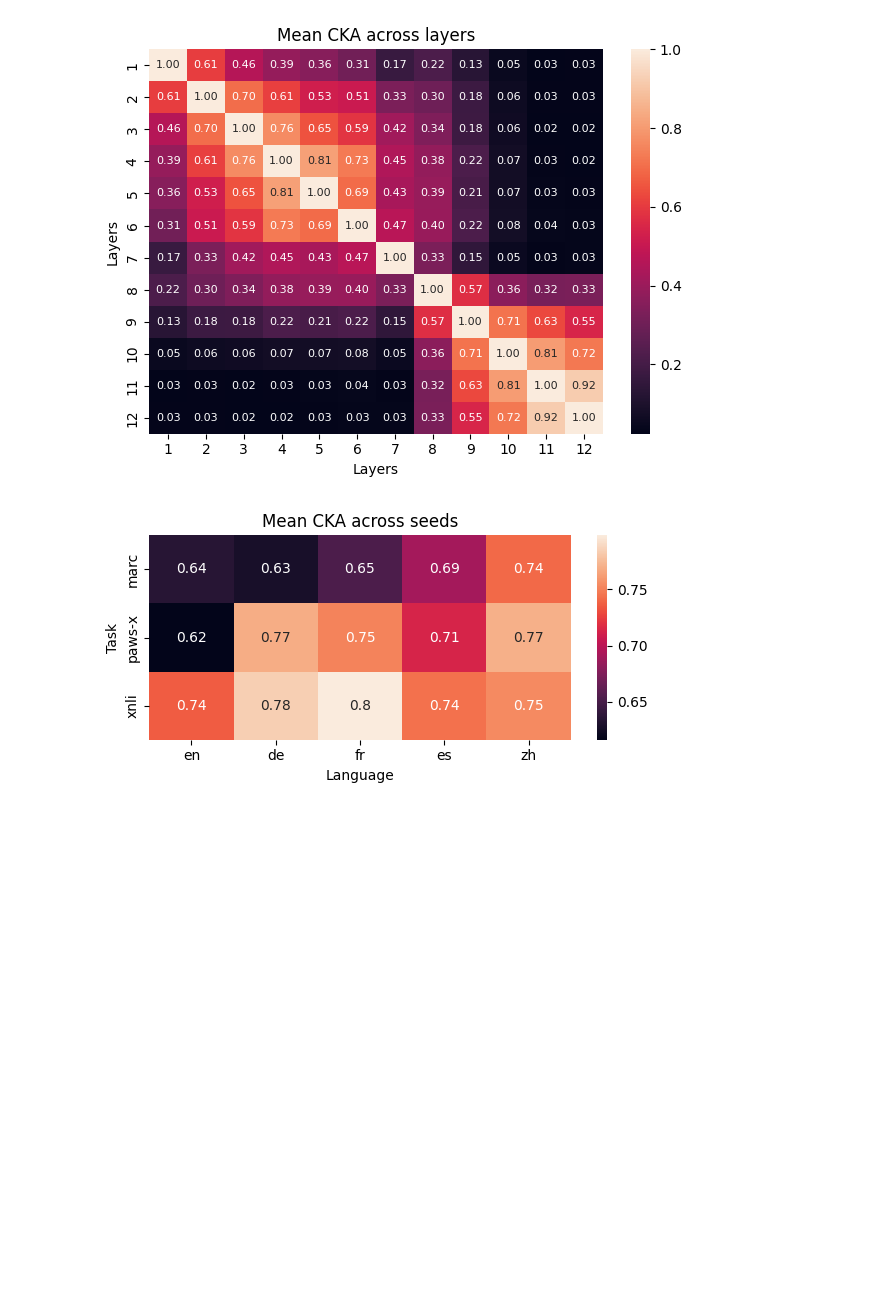
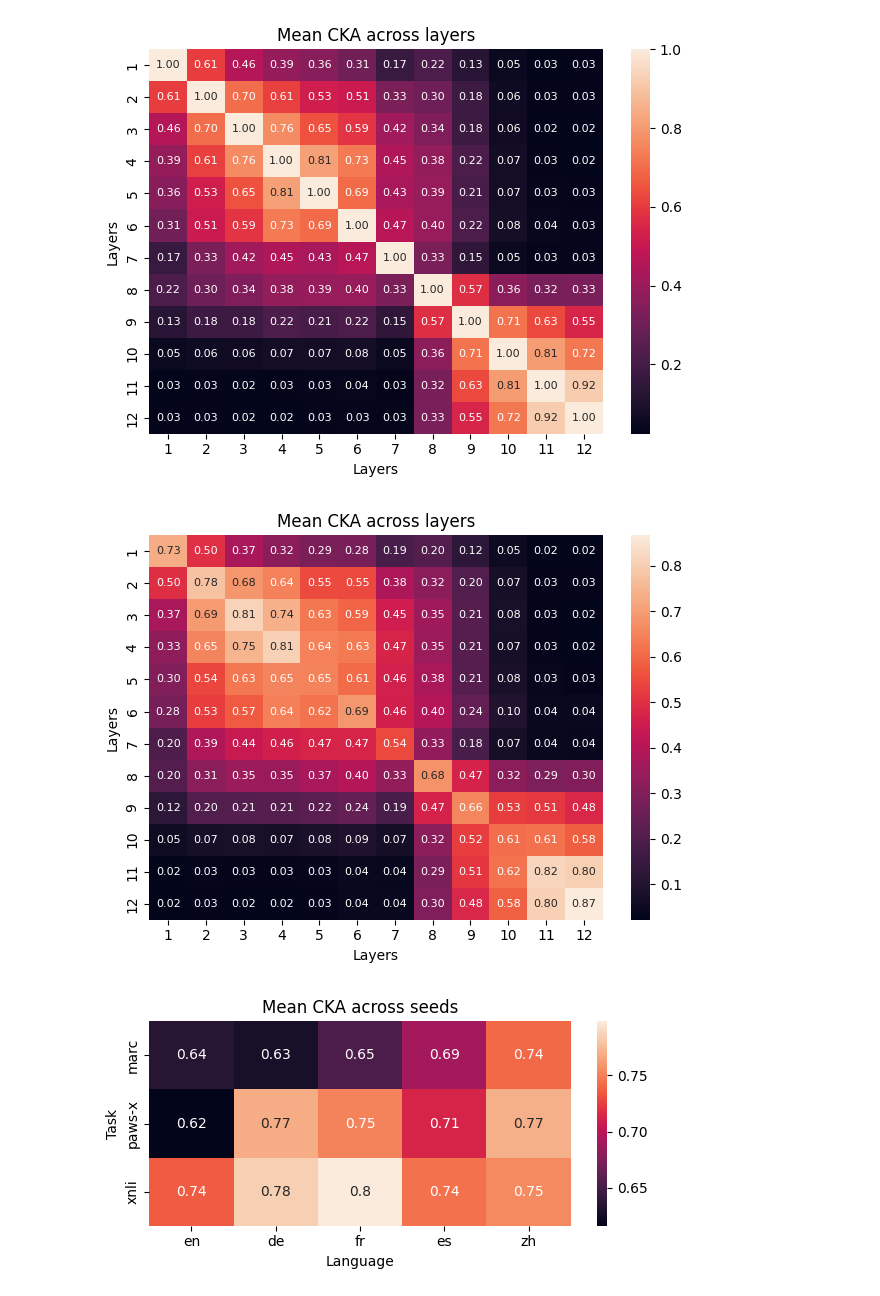
Before and after one commit to apostolikas/Language-Specific-Subnetworks, a Jupyter notebook: notebooks/cka_analysis.ipynb, the cells around one changed output. Cells and saved outputs as stored; diff of their text form; code cells hidden in the pictures; blank space fills up the shorter version.

```diff
--- a/notebooks/cka_analysis.ipynb
+++ b/notebooks/cka_analysis.ipynb
@@ -15,7 +17,7 @@ from data import ALLOWED_DATASETS, ALLOWED_LANGUAGES
 
 %matplotlib inline
 # %%
-def across_layers(folder='results/cka/validation'):
+def across_layers(folder='results/cka/validation', save_name="cka_across_layers.pdf"):
     results = []
     filepaths = glob.glob(os.path.join(folder, '*.pkl'))
     for filepath in filepaths:
@@ -34,11 +36,15 @@ def across_layers(folder='results/cka/validation'):
     plt.xlabel("Layers")
     plt.ylabel("Layers")
     plt.tight_layout()
-    plt.savefig('results/plots/cka_across_layers.pdf')
+    plt.savefig(f'results/plots/{save_name}')
 
 across_layers()
 # %% [output]
 [figure]
+# %%
+across_layers('results/cka/across_seeds', save_name="cka_across_layers_and_seeds.pdf")
+# %% [output]
+[figure, added]
 # %%
 def across_seeds(folder='results/cka/across_seeds'):
 
```
Also changed, not shown: parts of 3 cells of this notebook, 5 other files.
